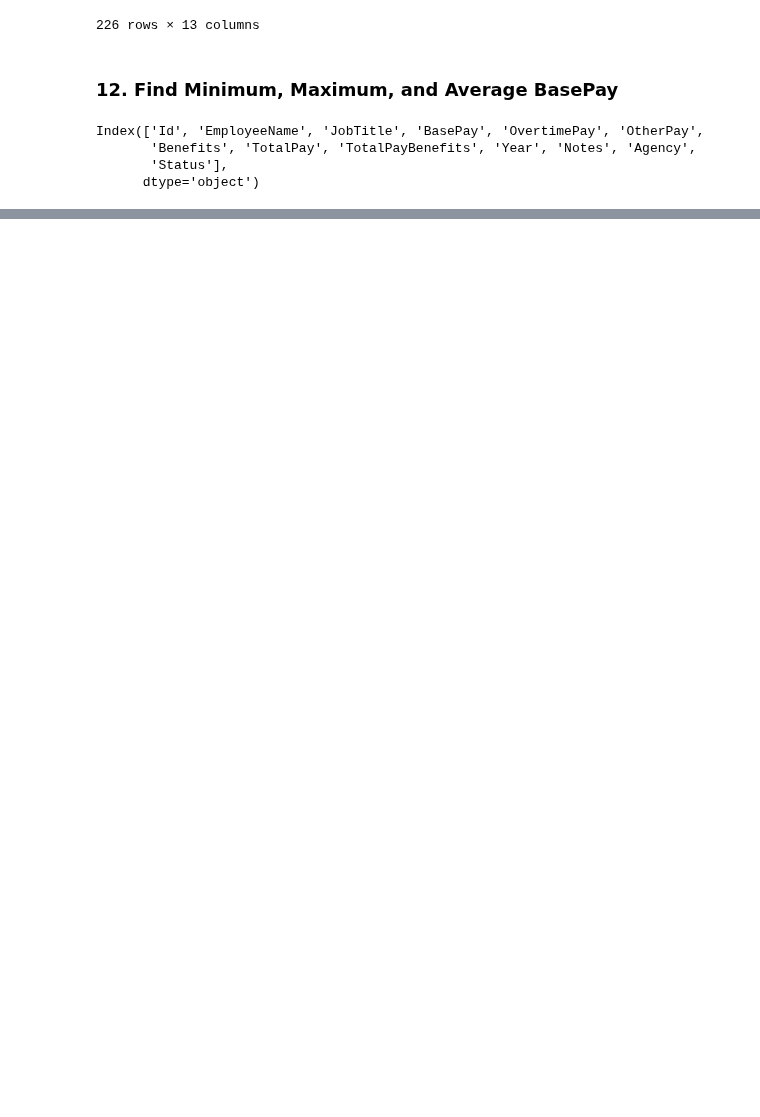
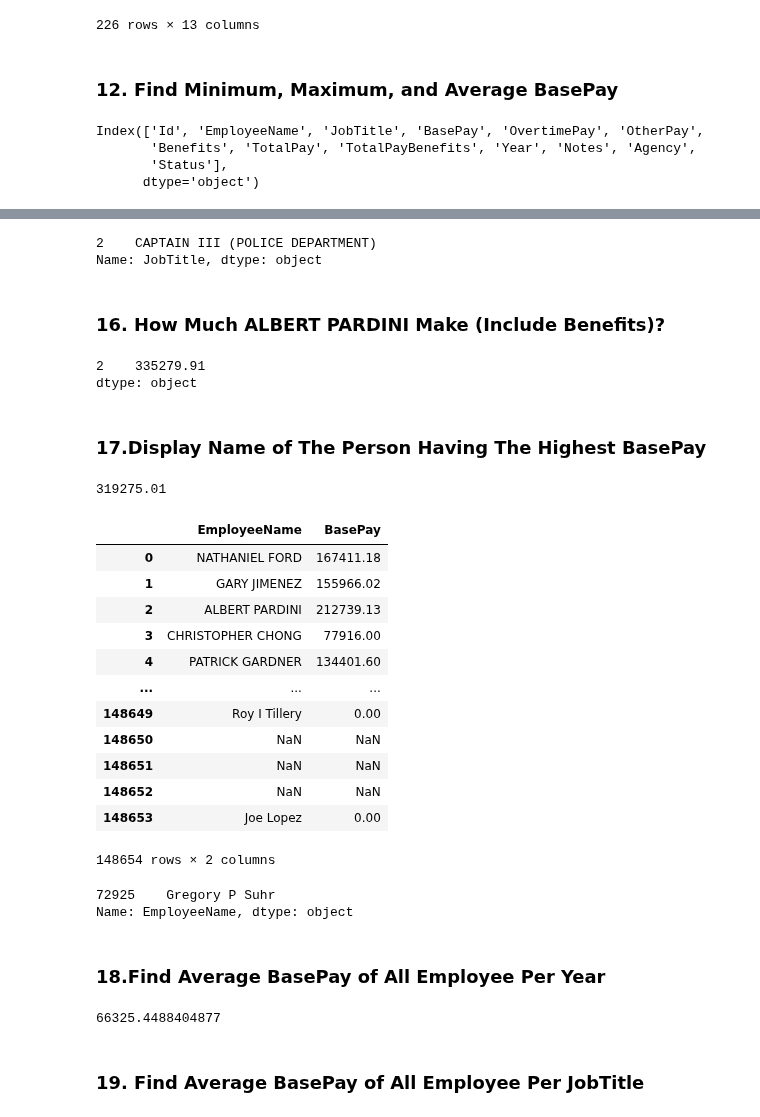
Before and after one commit to S827/Data-Science, a Jupyter notebook: Py Libraries/Pandas/Exercises/ex#3.ipynb, the cells around one changed output, grey strips where cells are left out. Saved outputs shown, nothing was run; the diff lists cells and outputs as text; code cells hidden in the pictures; blank space fills up the shorter version.

```diff
--- a/Py Libraries/Pandas/Exercises/ex#3.ipynb
+++ b/Py Libraries/Pandas/Exercises/ex#3.ipynb
@@ -272,0 +275,4 @@ Index(['Id', 'EmployeeName', 'JobTitle', 'BasePay', 'OvertimePay', 'OtherPay',
+# %%
+df['BasePay'] = df['BasePay'].replace('Not Provided', np.nan)
+# %%
+df.BasePay = df.BasePay.astype(float)
@@ -273 +297,3 @@ Index(['Id', 'EmployeeName', 'JobTitle', 'BasePay', 'OvertimePay', 'OtherPay',
+# %%
+df['EmployeeName'] = df['EmployeeName'].replace('(?i)Not provided', np.nan, regex=True)
 # %%
@@ -274,0 +329,47 @@ df
+# %%
+df[df['EmployeeName'] == 'ALBERT PARDINI'].JobTitle
+# %% [output]
+2    CAPTAIN III (POLICE DEPARTMENT)
+Name: JobTitle, dtype: object
+# %% [markdown]
+### 16. How Much ALBERT PARDINI Make (Include Benefits)?
+# %%
+df[df['EmployeeName'] == 'ALBERT PARDINI'][['TotalPay', 'Benefits']].sum(axis=1, skipna=True)
+# %% [output]
+2    335279.91
+dtype: object
+# %% [markdown]
+### 17.Display Name of The Person Having The Highest BasePay
+# %%
+df['BasePay'].max()
+# %% [output]
+319275.01
+# %%
+df[['EmployeeName', 'BasePay']]
+# %% [output]
+|  | EmployeeName | BasePay |
+| 0 | NATHANIEL FORD | 167411.18 |
+| 1 | GARY JIMENEZ | 155966.02 |
+| 2 | ALBERT PARDINI | 212739.13 |
+| 3 | CHRISTOPHER CHONG | 77916.00 |
+| 4 | PATRICK GARDNER | 134401.60 |
+| ... | ... | ... |
+| 148649 | Roy I Tillery | 0.00 |
+| 148650 | NaN | NaN |
+| 148651 | NaN | NaN |
+| 148652 | NaN | NaN |
+| 148653 | Joe Lopez | 0.00 |
+148654 rows × 2 columns
+# %%
+df.sort_values('BasePay', ascending=False).head(1).EmployeeName
+# %% [output]
+72925    Gregory P Suhr
+Name: EmployeeName, dtype: object
+# %% [markdown]
+### 18.Find Average BasePay of All Employee Per Year
+# %%
+df['BasePay'].mean()
+# %% [output]
+66325.4488404877
+# %% [markdown]
+### 19. Find Average BasePay of All Employee Per JobTitle
```
Also changed, not shown: parts of 15 cells of this notebook.
